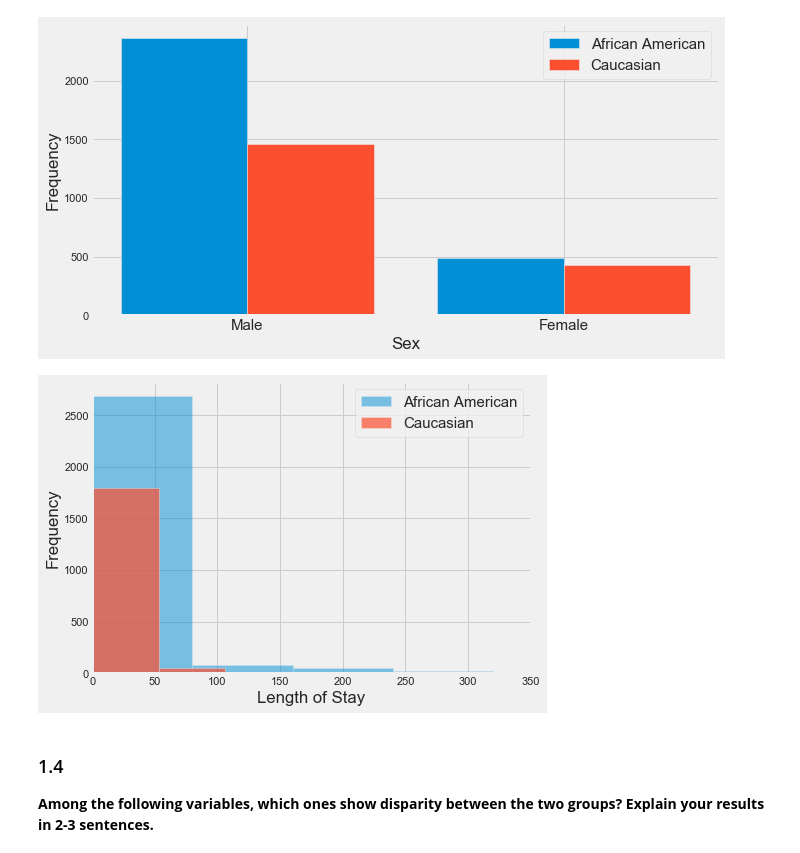
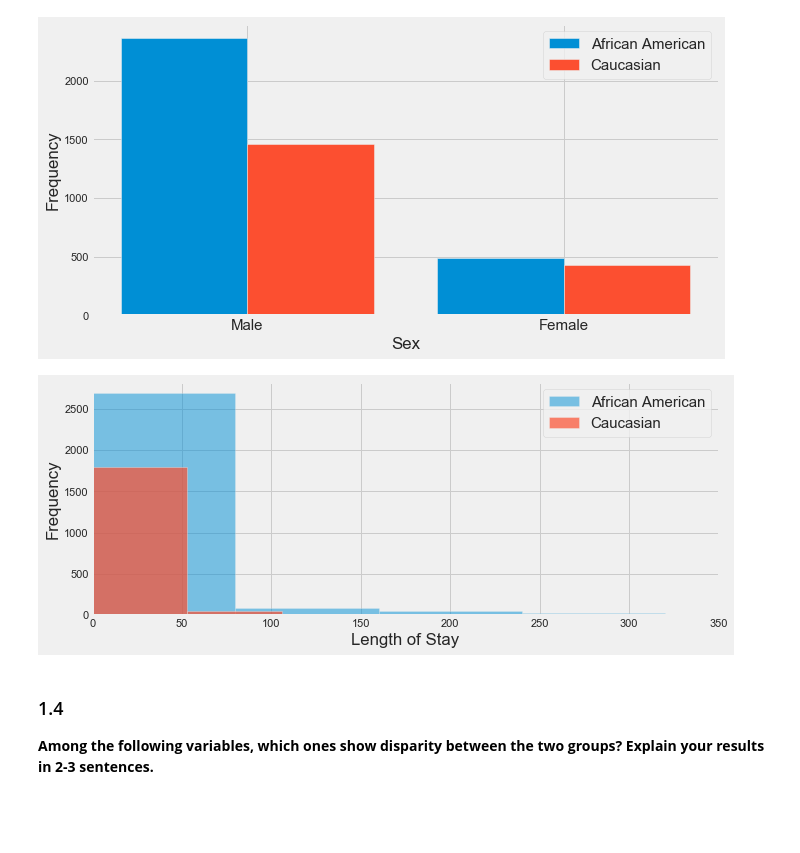
Before and after one commit to Wangsherpa/homeworks, a Jupyter notebook: Homework-3/Homework-3-student.ipynb, the cells around one changed output. Drawn from its saved outputs; the diff is of its cells as text; code cells hidden in the pictures; blank space fills up the shorter version.

```diff
--- a/Homework-3/Homework-3-student.ipynb
+++ b/Homework-3/Homework-3-student.ipynb
@@ -485,16 +489,16 @@ plt.show()
 # %% [output]
 [figure]
 # %%
-plt.figure(figsize=(7,5))
+plt.figure(figsize=(10, 4))
 aa_df["length_of_stay"].plot(kind="hist", label="African American", alpha = 0.5)
 c_df["length_of_stay"].plot(kind="hist", label="Caucasian", alpha=0.7)
 plt.ylabel("Frequency")
 plt.xlim(0,350)
 plt.xlabel("Length of Stay")
 plt.legend(fontsize=15)
 plt.show()
 # %% [output]
-[figure, old version]
+[figure, new version]
 # %% [markdown]
 ### 1.4
 <b>
```
Also changed, not shown: parts of 17 cells of this notebook.
